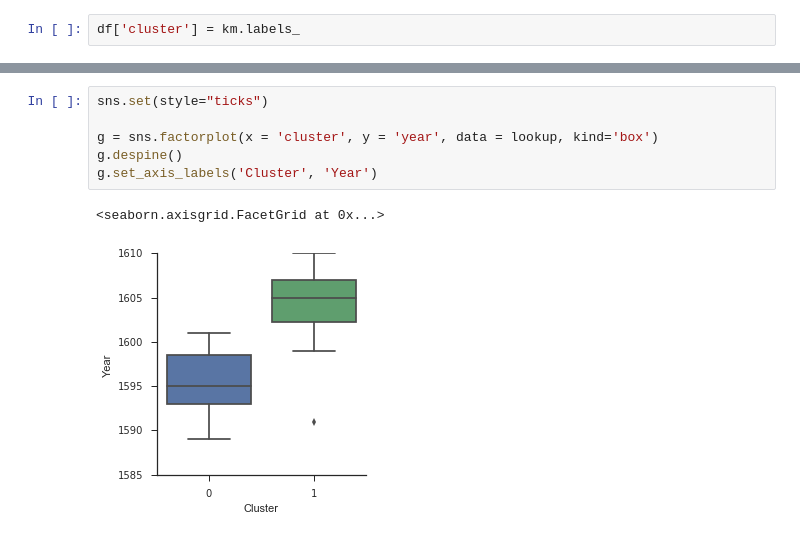
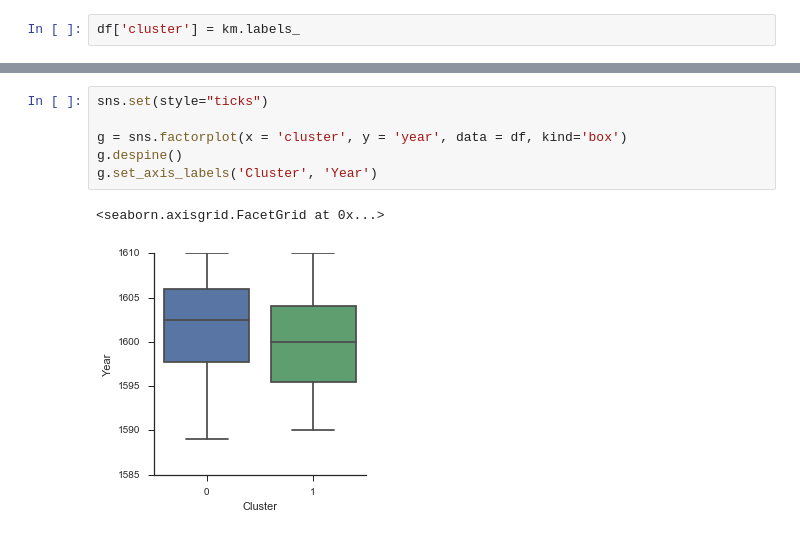
Before and after one commit to sereprz/ShakespeareTextAnalysis, a Jupyter notebook: sentiment_by_scene.ipynb, the cells around one changed output, grey strips where cells are left out. Drawn from its saved outputs; the diff is of its cells as text.

Commit message:
fixed incorrect lookup

```diff
--- a/sentiment_by_scene.ipynb
+++ b/sentiment_by_scene.ipynb
@@ -174,9 +174,9 @@ Name: year, dtype: float64
 # %%
 sns.set(style="ticks")
 
-g = sns.factorplot(x = 'cluster', y = 'year', data = lookup, kind='box')
+g = sns.factorplot(x = 'cluster', y = 'year', data = df, kind='box')
 g.despine()
 g.set_axis_labels('Cluster', 'Year')
 # %% [output]
 <seaborn.axisgrid.FacetGrid at 0x...>
-[figure, old version]
+[figure, new version]
```
Also changed, not shown: parts of 7 cells of this notebook.
